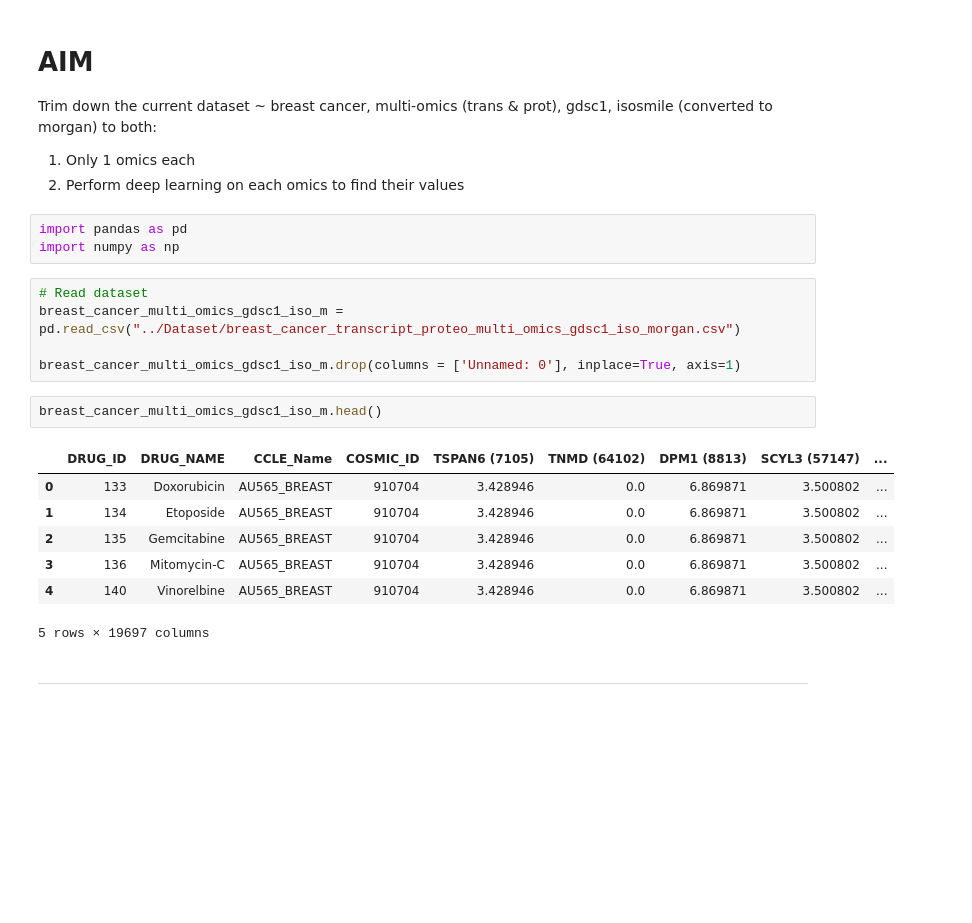
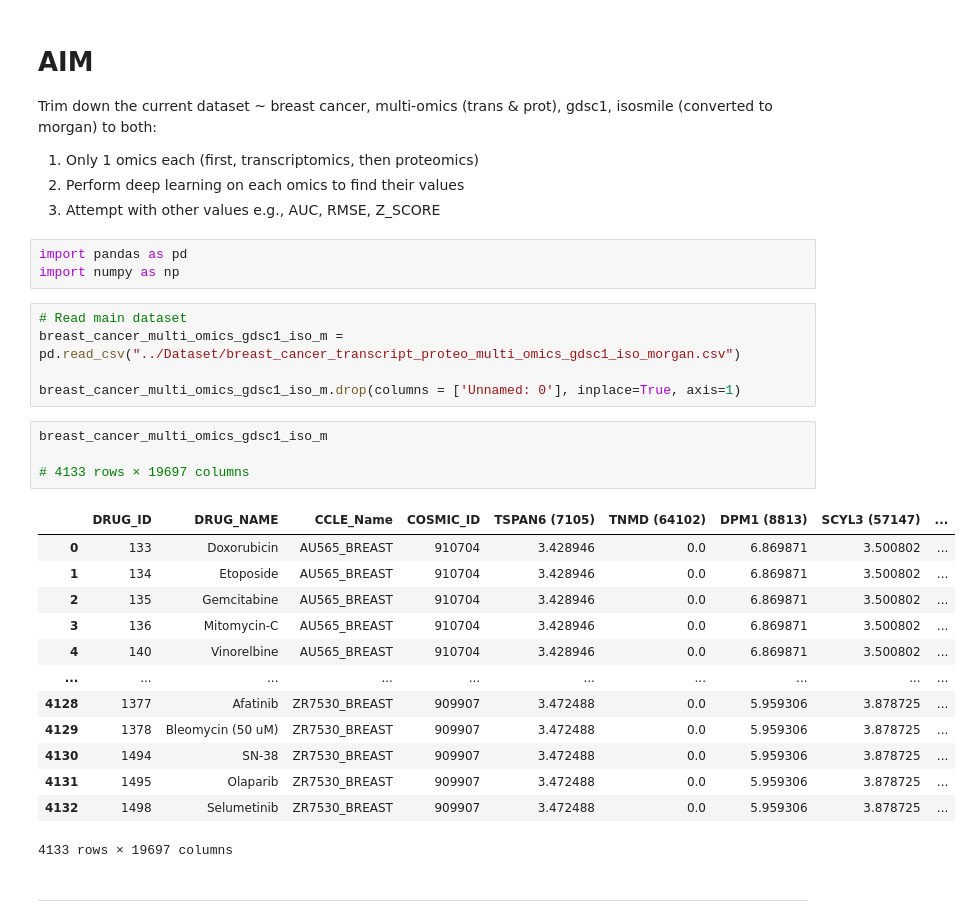
Before and after one commit to mdan0015/FIT3164, a Jupyter notebook: Omics experiment/Single_omics_DL.ipynb, the cells around one changed output. Drawn from its saved outputs; the diff is of its cells as text; blank space fills up the shorter version.

```diff
--- a/Omics experiment/Single_omics_DL.ipynb
+++ b/Omics experiment/Single_omics_DL.ipynb
@@ -3,25 +3,34 @@
 
 Trim down the current dataset ~ breast cancer, multi-omics (trans & prot), gdsc1, isosmile (converted to morgan) to both:
 
-1. Only 1 omics each
+1. Only 1 omics each (first, transcriptomics, then proteomics)
 2. Perform deep learning on each omics to find their values
+3. Attempt with other values e.g., AUC, RMSE, Z_SCORE
 # %%
 import pandas as pd
 import numpy as np
 # %%
-# Read dataset
+# Read main dataset
 breast_cancer_multi_omics_gdsc1_iso_m = pd.read_csv("../Dataset/breast_cancer_transcript_proteo_multi_omics_gdsc1_iso_morgan.csv")
 
 breast_cancer_multi_omics_gdsc1_iso_m.drop(columns = ['Unnamed: 0'], inplace=True, axis=1)
 # %%
-breast_cancer_multi_omics_gdsc1_iso_m.head()
+breast_cancer_multi_omics_gdsc1_iso_m
+
+# 4133 rows × 19697 columns
 # %% [output]
 |  | DRUG_ID | DRUG_NAME | CCLE_Name | COSMIC_ID | TSPAN6 (7105) | TNMD (64102) | DPM1 (8813) | SCYL3 (57147) | ... |
 | 0 | 133 | Doxorubicin | AU565_BREAST | 910704 | 3.428946 | 0.0 | 6.869871 | 3.500802 | ... |
 | 1 | 134 | Etoposide | AU565_BREAST | 910704 | 3.428946 | 0.0 | 6.869871 | 3.500802 | ... |
 | 2 | 135 | Gemcitabine | AU565_BREAST | 910704 | 3.428946 | 0.0 | 6.869871 | 3.500802 | ... |
 | 3 | 136 | Mitomycin-C | AU565_BREAST | 910704 | 3.428946 | 0.0 | 6.869871 | 3.500802 | ... |
 | 4 | 140 | Vinorelbine | AU565_BREAST | 910704 | 3.428946 | 0.0 | 6.869871 | 3.500802 | ... |
+| ... | ... | ... | ... | ... | ... | ... | ... | ... | ... |
+| 4128 | 1377 | Afatinib | ZR7530_BREAST | 909907 | 3.472488 | 0.0 | 5.959306 | 3.878725 | ... |
+| 4129 | 1378 | Bleomycin (50 uM) | ZR7530_BREAST | 909907 | 3.472488 | 0.0 | 5.959306 | 3.878725 | ... |
+| 4130 | 1494 | SN-38 | ZR7530_BREAST | 909907 | 3.472488 | 0.0 | 5.959306 | 3.878725 | ... |
+| 4131 | 1495 | Olaparib | ZR7530_BREAST | 909907 | 3.472488 | 0.0 | 5.959306 | 3.878725 | ... |
+| 4132 | 1498 | Selumetinib | ZR7530_BREAST | 909907 | 3.472488 | 0.0 | 5.959306 | 3.878725 | ... |
-5 rows × 19697 columns
+4133 rows × 19697 columns
 # %% [markdown]
 -----
```
Also changed, not shown: parts of 20 cells of this notebook.
